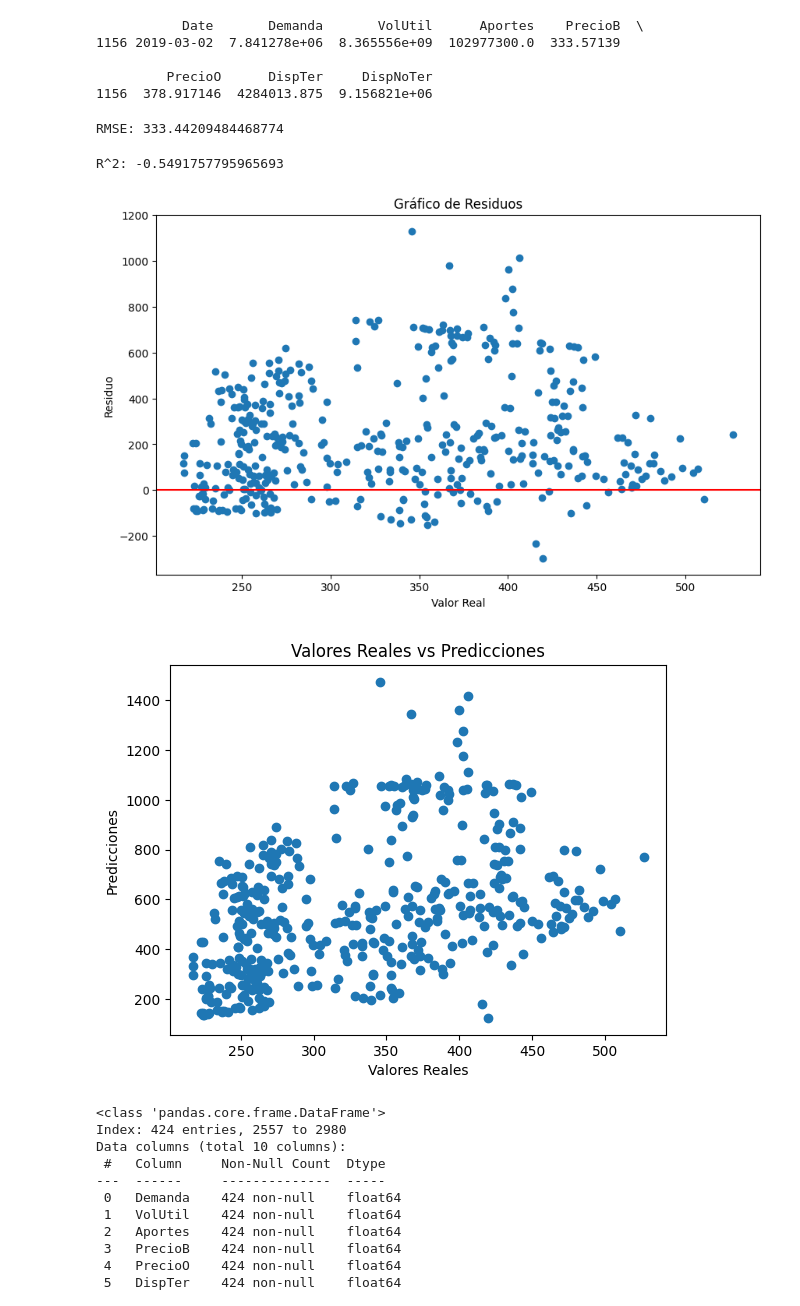
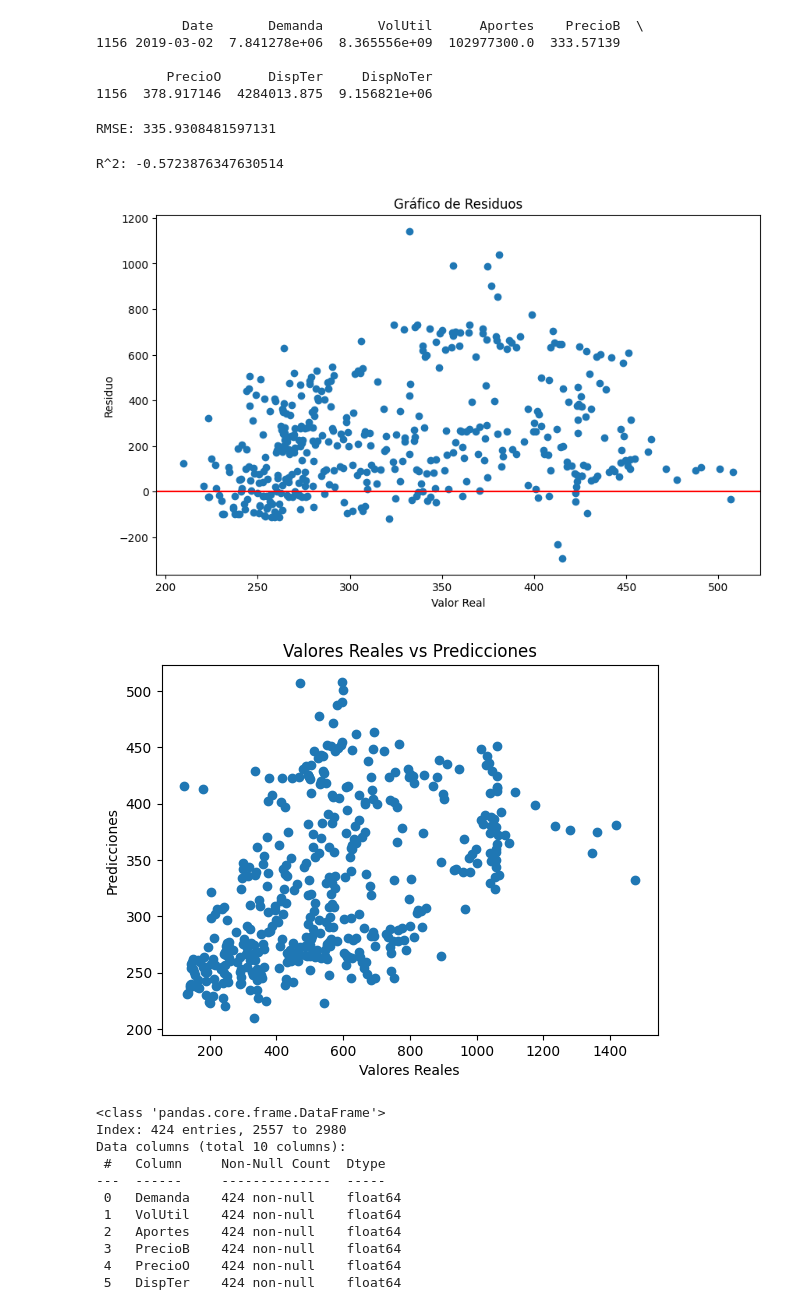
Before and after one commit to Yanalxis/Prediccion-del-precio-en-bolsa-de-la-energ-a-el-ctrica, a Jupyter notebook: Modelos/Random Forrest/trial0003.ipynb, the cells around one changed output. Cells and saved outputs as stored; diff of their text form; code cells hidden in the pictures.

```diff
--- a/Modelos/Random Forrest/trial0003.ipynb
+++ b/Modelos/Random Forrest/trial0003.ipynb
@@ -165,7 +165,7 @@ grid_search.cv_results_
         129, 133, 131, 110])}
 # %%
 # Crear el modelo de Random Forest con los mejores hiperparámetros
-best_model = RandomForestRegressor(n_estimators=65, max_features=0.6, random_state=75)
+best_model = RandomForestRegressor(n_estimators=75, max_features=0.6, random_state=42)
 # %%
 # Entrenar el modelo
 best_model.fit(X_train, y_train)
@@ -383,13 +383,13 @@ print(precio_real)
 rmse_future = mean_squared_error(precioB_future, predicciones_futuras, squared=False)
 print(f'RMSE: {rmse_future}')
 # %% [output]
-RMSE: 333.44209484468774
+RMSE: 335.9308481597131
 # %%
 # Calcular el R^2
 r2_future = r2_score(precioB_future, predicciones_futuras)
 print(f'R^2: {r2_future}')
 # %% [output]
-R^2: -0.5491757795965693
+R^2: -0.5723876347630514
 # %%
 # Calcular los residuos
 residuos_future = precioB_future - predicciones_futuras
@@ -403,16 +403,16 @@ plt.ylabel('Residuo')
 plt.title('Gráfico de Residuos')
 plt.show()
 # %% [output]
-[figure, old version]
+[figure, new version]
 # %%
 #Gráfico de dispersión de valores reales vs. predichos
-plt.scatter(predicciones_futuras, precioB_future)
+plt.scatter(precioB_future, predicciones_futuras)
 plt.xlabel('Valores Reales')
 plt.ylabel('Predicciones')
 plt.title('Valores Reales vs Predicciones')
 plt.show()
 # %% [output]
-[figure, old version]
+[figure, new version]
 # %%
 df_future.info()
 # %% [output]
```
Also changed, not shown: parts of 14 cells of this notebook, 1 other file.
